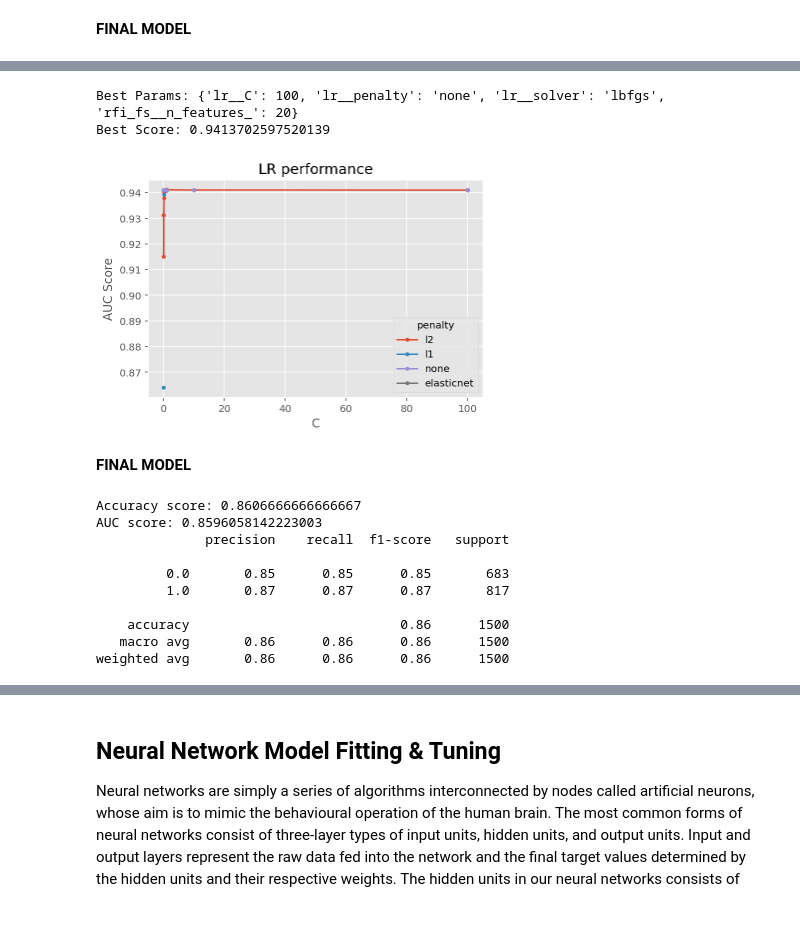
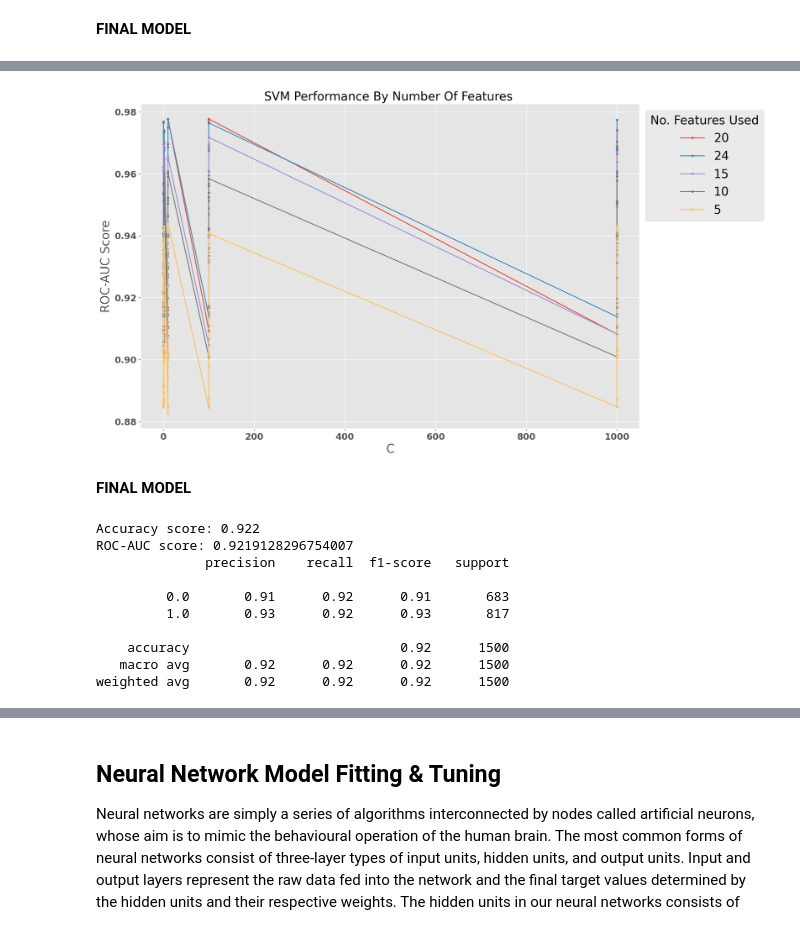
Before and after one commit to Mattjben/Passeneger-satisfaction-machine-learning, a Jupyter notebook: Phase_2_Airplane.ipynb, the cells around one changed output, grey strips where cells are left out. Saved outputs shown, nothing was run; the diff lists cells and outputs as text; code cells hidden in the pictures.

```diff
--- a/Phase_2_Airplane.ipynb
+++ b/Phase_2_Airplane.ipynb
@@ -259,7 +264,7 @@ airplane_df_scaled.head()
 # %%
-X = airplane_df_scaled.drop("Satisfaction", axis = 1)
+""""X = airplane_df_scaled.drop("Satisfaction", axis = 1)
     # Dropping the target variable
 X = X.values    # Changing into numpy array
 
 y = airplane_df_scaled["Satisfaction"]   # storing target variable "carat"
-y = y.values        # Changing to numpy array
+y = y.values        # Changing to numpy array"""
@@ -642,13 +811,16 @@ plt.show()
 # %%
-from sklearn.metrics import classification_report, accuracy_score , roc_auc_score
-d_train_final = d_train[:, np.r_[fs_indices_rfi[0:5]]]
-d_test_final = d_test[:, np.r_[fs_indices_rfi[0:5]]]
+d_train_final = d_train[:, np.r_[fs_indices_rfi[0:gs_pipe_LR.best_params_['rfi_fs__n_features_']]]]
+d_test_final = d_test[:, np.r_[fs_indices_rfi[0:gs_pipe_LR.best_params_['rfi_fs__n_features_']]]]
+
 np.random.seed(999)
-DT_classifier = DecisionTreeClassifier(criterion='gini', random_state=111,max_depth=10,min_samples_split=10)
-DT_classifier.fit(d_train_final, t_train)
-y_predict = DT_classifier.predict(d_test_final)
+
+LR_classifier = LogisticRegression(C=gs_pipe_LR.best_params_['lr__C'],penalty='l2',solver='newton-cg')
+LR_classifier.fit(d_train_final, t_train)
+
+y_predict = LR_classifier.predict(d_test_final)
+
 
 print('Accuracy score:',accuracy_score(t_test,y_predict))
-print('AUC score:',roc_auc_score(t_test,y_predict))
+print('ROC-AUC score:',roc_auc_score(t_test,y_predict))
 print(classification_report(t_test,y_predict))
 # %% [output]
@@ -699,50 +894,50 @@ GridSearchCV(cv=StratifiedKFold(n_splits=5, random_state=999, shuffle=True),
 # %%
-print(f'Best Params: {gs_pipe_LR.best_params_}')
-print(f'Best Score: {gs_pipe_LR.best_score_}')
-results_LR = get_search_results(gs_pipe_LR)
-results_LR = results_LR[results_LR['rfi_fs__n_features_'] == 24.0]
+plt.figure(figsize=(15,10)) # Setting the PLot size
+for i in results_SVM['rfi_fs__n_features_'].unique():
 
-for i in results_LR['lr__penalty'].unique():
-
-   temp = results_LR[results_LR['lr__penalty'] == i]
-   lists = sorted(zip(*[temp['lr__C'], temp['mean_score']]))
+   temp = results_SVM[results_SVM['rfi_fs__n_features_'] == i]
+   lists = sorted(zip(*[temp['svm__C'], temp['mean_score']]))
    new_x, new_y = list(zip(*lists))
    plt.plot(new_x, new_y, marker = '.', label = i)
 
 
 
-plt.legend(title = "penalty")
-plt.xlabel('C')
-plt.ylabel("AUC Score")
-plt.title("LR performance")
+plt.legend(title = "No. Features Used", fontsize = 20, title_fontsize = 20, bbox_to_anchor=[1, 1])
+plt.xlabel('C', fontsize = 20)
+plt.ylabel("ROC-AUC Score", fontsize = 20)
+
+plt.xticks( weight = 'bold', fontsize = 15)
+plt.yticks( weight = 'bold', fontsize = 15)
+
+plt.title("SVM Performance By Number Of Features ", fontsize = 20)
 plt.show()
 # %% [output]
-Best Params: {'lr__C': 100, 'lr__penalty': 'none', 'lr__solver': 'lbfgs', 'rfi_fs__n_features_': 20}
-Best Score: 0.9413702597520139
-[figure, old version]
+[figure, new version]
 # %% [markdown]
 **FINAL MODEL**
 # %%
-from sklearn.metrics import classification_report, accuracy_score , roc_auc_score
-d_train_final = d_train[:, np.r_[fs_indices_rfi[0:24]]]
-d_test_final = d_test[:, np.r_[fs_indices_rfi[0:24]]]
+d_train_final = d_train[:, np.r_[fs_indices_rfi[0:gs_pipe_SVM.best_params_['rfi_fs__n_features_']]]]
+d_test_final = d_test[:, np.r_[fs_indices_rfi[0:gs_pipe_SVM.best_params_['rfi_fs__n_features_']]]]
+
 np.random.seed(999)
-LR_classifier = LogisticRegression(C=1,penalty='l2',solver='newton-cg')
-LR_classifier.fit(d_train_final, t_train)
-y_predict = LR_classifier.predict(d_test_final)
+
+SVM_classifier = SVC(C=gs_pipe_SVM.best_params_['svm__C'],gamma=gs_pipe_SVM.best_params_['svm__gamma'],kernel=gs_pipe_SVM.best_params_['svm__kernel'])
+SVM_classifier.fit(d_train_final, t_train)
+
+y_predict = SVM_classifier.predict(d_test_final)
 
 
 print('Accuracy score:',accuracy_score(t_test,y_predict))
-print('AUC score:',roc_auc_score(t_test,y_predict))
+print('ROC-AUC score:',roc_auc_score(t_test,y_predict))
 print(classification_report(t_test,y_predict))
 # %% [output]
-Accuracy score: 0.8606666666666667
-AUC score: 0.8596058142223003
+Accuracy score: 0.922
+ROC-AUC score: 0.9219128296754007
               precision    recall  f1-score   support
 
-         0.0       0.85      0.85      0.85       683
-         1.0       0.87      0.87      0.87       817
+         0.0       0.91      0.92      0.91       683
+         1.0       0.93      0.92      0.93       817
 
-    accuracy                           0.86      1500
-   macro avg       0.86      0.86      0.86      1500
-weighted avg       0.86      0.86      0.86      1500
+    accuracy                           0.92      1500
+   macro avg       0.92      0.92      0.92      1500
+weighted avg       0.92      0.92      0.92      1500
```
Also changed, not shown: parts of 80 cells of this notebook, 1 other file.
